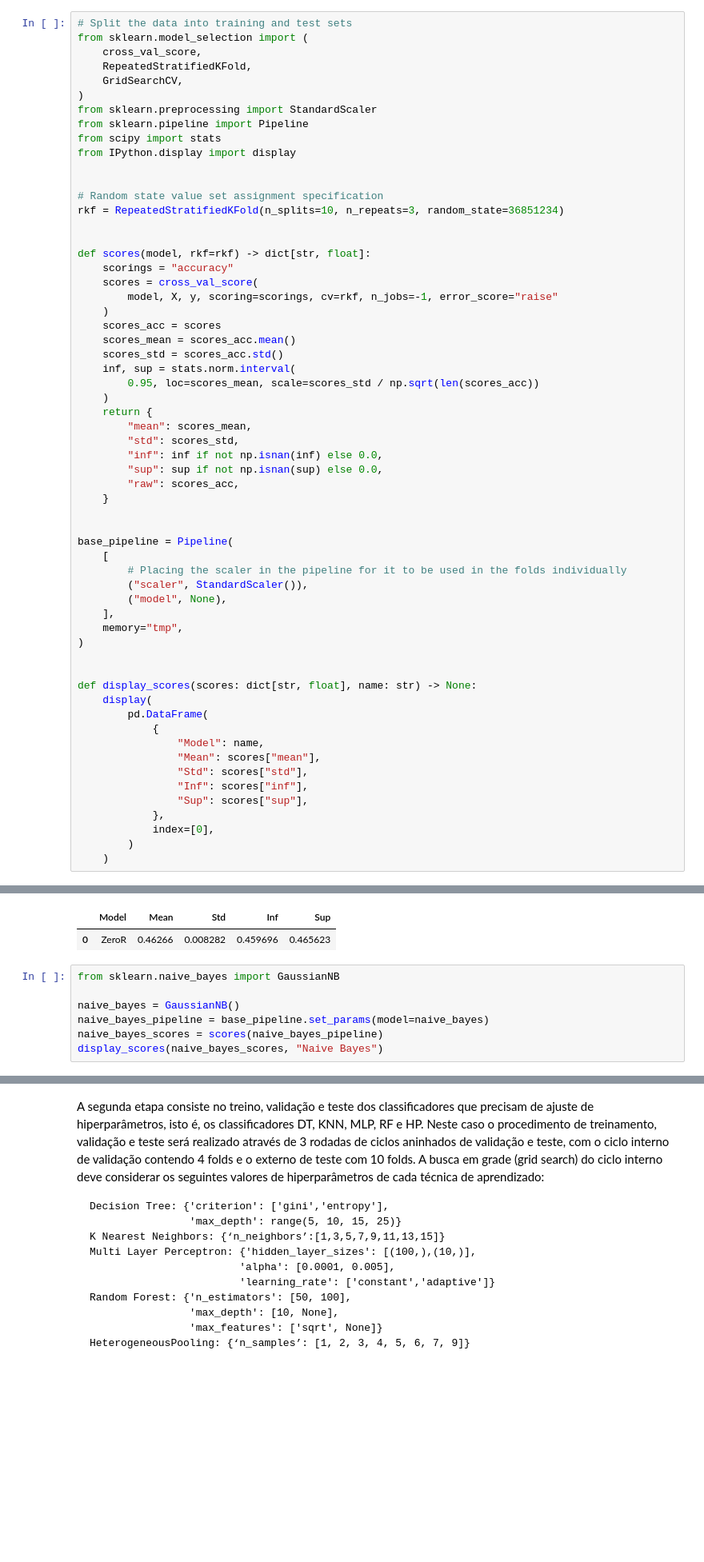
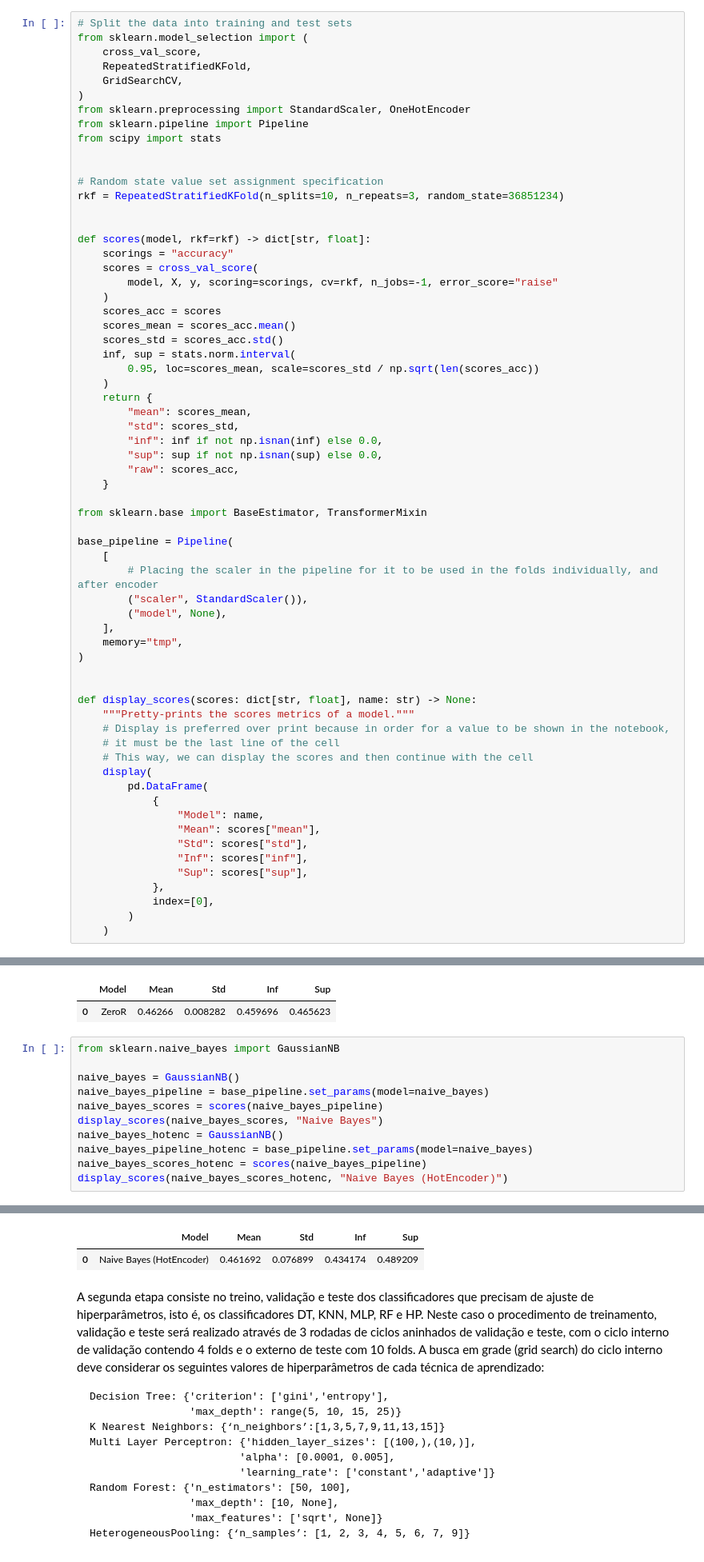
Before and after one commit to Henriquelay/AI-classes, a Jupyter notebook: Trab1/Trab1_Henrique_Layber.ipynb, the cells around one changed output, grey strips where cells are left out. Shown: that part at 80% size. Cells and saved outputs as stored; diff of their text form; blank space fills up the shorter version.

````diff
--- a/Trab1/Trab1_Henrique_Layber.ipynb
+++ b/Trab1/Trab1_Henrique_Layber.ipynb
@@ -39,10 +49,9 @@ from sklearn.model_selection import (
     RepeatedStratifiedKFold,
     GridSearchCV,
 )
-from sklearn.preprocessing import StandardScaler
+from sklearn.preprocessing import StandardScaler, OneHotEncoder
 from sklearn.pipeline import Pipeline
 from scipy import stats
-from IPython.display import display
 
 
 # Random state value set assignment specification
@@ -68,10 +77,11 @@ def scores(model, rkf=rkf) -> dict[str, float]:
         "raw": scores_acc,
     }
 
+from sklearn.base import BaseEstimator, TransformerMixin
 
 base_pipeline = Pipeline(
     [
-        # Placing the scaler in the pipeline for it to be used in the folds individually
+        # Placing the scaler in the pipeline for it to be used in the folds individually, and after encoder
         ("scaler", StandardScaler()),
         ("model", None),
     ],
@@ -80,6 +90,10 @@ base_pipeline = Pipeline(
 
 
 def display_scores(scores: dict[str, float], name: str) -> None:
+    """Pretty-prints the scores metrics of a model."""
+    # Display is preferred over print because in order for a value to be shown in the notebook,
+    # it must be the last line of the cell
+    # This way, we can display the scores and then continue with the cell
     display(
         pd.DataFrame(
             {
@@ -105,13 +119,19 @@ display_scores(zeroR_scores, "ZeroR")
 # %%
 from sklearn.naive_bayes import GaussianNB
 
 naive_bayes = GaussianNB()
 naive_bayes_pipeline = base_pipeline.set_params(model=naive_bayes)
 naive_bayes_scores = scores(naive_bayes_pipeline)
 display_scores(naive_bayes_scores, "Naive Bayes")
+naive_bayes_hotenc = GaussianNB()
+naive_bayes_pipeline_hotenc = base_pipeline.set_params(model=naive_bayes)
+naive_bayes_scores_hotenc = scores(naive_bayes_pipeline)
+display_scores(naive_bayes_scores_hotenc, "Naive Bayes (HotEncoder)")
 # %% [output]
 |  | Model | Mean | Std | Inf | Sup |
 | 0 | Naive Bayes | 0.461692 | 0.076899 | 0.434174 | 0.489209 |
+|  | Model | Mean | Std | Inf | Sup |
+| 0 | Naive Bayes (HotEncoder) | 0.461692 | 0.076899 | 0.434174 | 0.489209 |
 # %% [markdown]
 A segunda etapa consiste no treino, validação e teste dos classificadores que precisam de ajuste de hiperparâmetros, isto é, os classificadores DT, KNN, MLP, RF e HP. Neste caso o procedimento de treinamento, validação e teste será realizado através de 3 rodadas de ciclos aninhados de validação e teste, com o ciclo interno de validação contendo 4 folds e o externo de teste com 10 folds. A busca em grade (grid search) do ciclo interno deve considerar os seguintes valores de hiperparâmetros de cada técnica de aprendizado:
 ```
````
Also changed, not shown: parts of 7 cells of this notebook.
